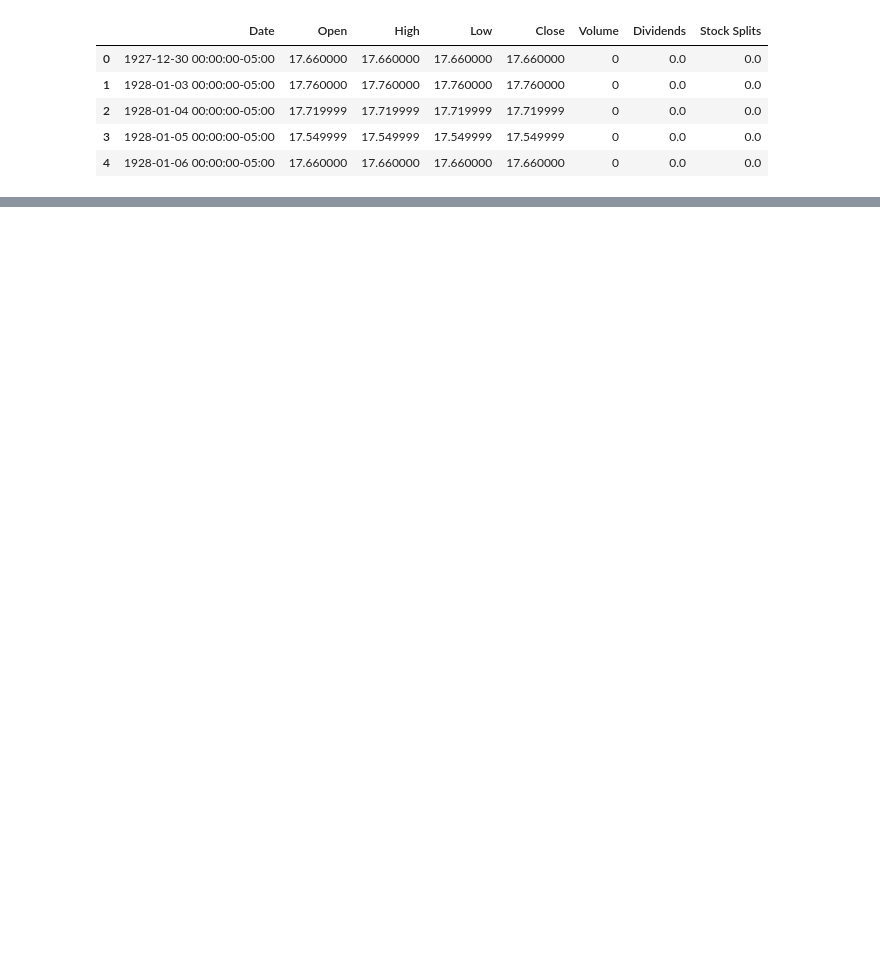
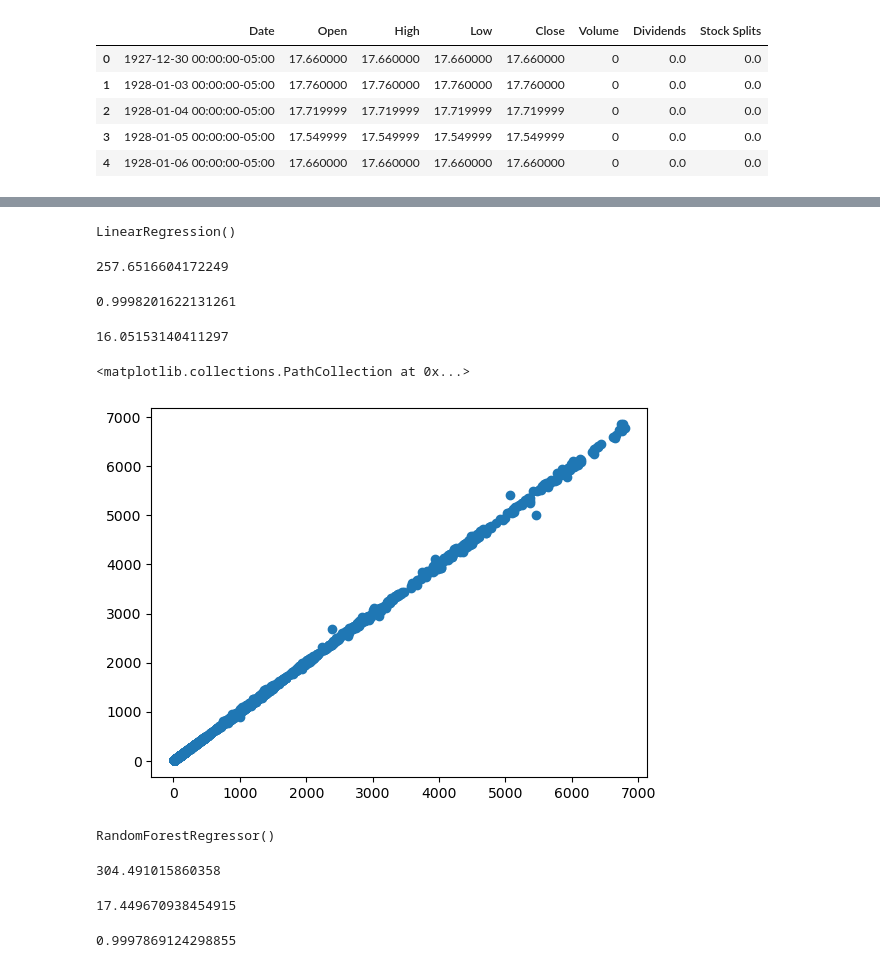
Before and after one commit to GURU2379108/ML_projects, a Jupyter notebook: stock market using Linear/Model_1.ipynb, the cells around one changed output, grey strips where cells are left out. Saved outputs shown, nothing was run; the diff lists cells and outputs as text; code cells hidden in the pictures; blank space fills up the shorter version.

```diff
--- a/stock market using Linear/Model_1.ipynb
+++ b/stock market using Linear/Model_1.ipynb
@@ -102,0 +80,3 @@ Text(0, 0.5, 'Predicted Prices')
+# %%
+sc=StandardScaler()
+X=sc.fit_transform(X)
@@ -102,0 +85,25 @@ Text(0, 0.5, 'Predicted Prices')
+# %%
+model_lin=LinearRegression()
+# %%
+model_lin.fit(X_train,y_train)
+# %% [output]
+LinearRegression()
+# %%
+y_pred_lin=model_lin.predict(X_test)
+# %%
+mean_squared_error(y_test,y_pred_lin)
+# %% [output]
+257.6516604172249
+# %%
+r2_score(y_test,y_pred_lin)
+# %% [output]
+0.9998201622131261
+# %%
+root_mean_squared_error(y_test,y_pred_lin)
+# %% [output]
+16.05153140411297
+# %%
+plt.scatter(y_test,y_pred_lin)
+# %% [output]
+<matplotlib.collections.PathCollection at 0x...>
+[figure, added]
@@ -102,0 +112,4 @@ Text(0, 0.5, 'Predicted Prices')
+# %%
+model_rf.fit(X_train,y_train)
+# %% [output]
+RandomForestRegressor()
@@ -102,0 +118,12 @@ Text(0, 0.5, 'Predicted Prices')
+# %%
+mean_squared_error(y_test,y_pred_rf)
+# %% [output]
+304.491015860358
+# %%
+root_mean_squared_error(y_test,y_pred_rf)
+# %% [output]
+17.449670938454915
+# %%
+r2_score(y_test,y_pred_rf)
+# %% [output]
+0.9997869124298855
```
Also changed, not shown: parts of 30 cells of this notebook, 2 other files.
